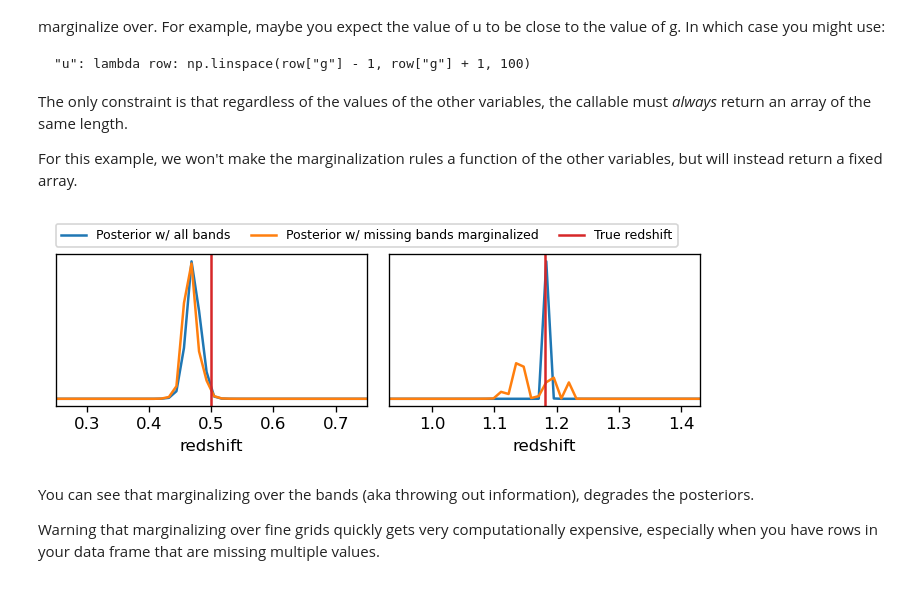
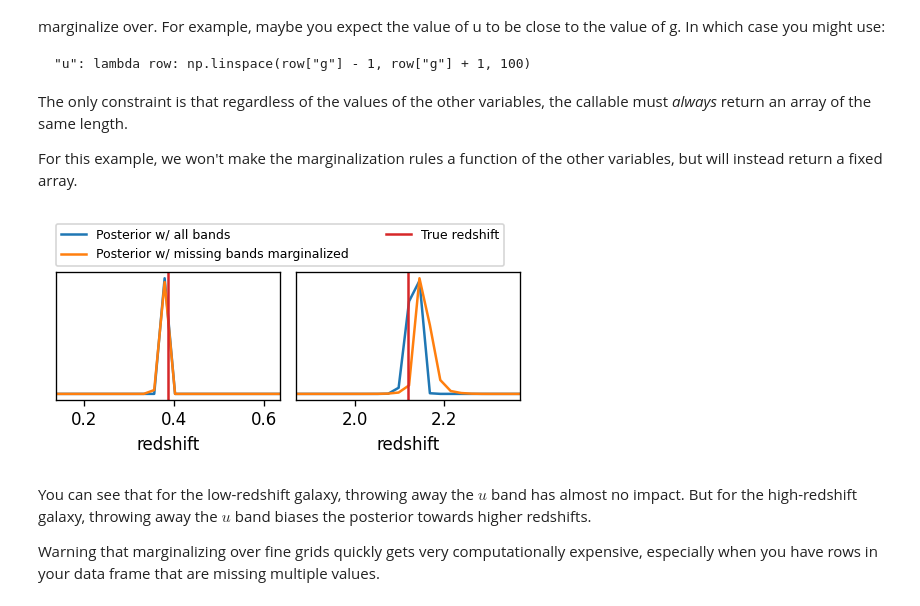
Before and after one commit to jfcrenshaw/pzflow, a Jupyter notebook: docs/tutorials/marginalization.ipynb, the cells around one changed output. Cells and saved outputs as stored; diff of their text form; code cells hidden in the pictures.

```diff
--- a/docs/tutorials/marginalization.ipynb
+++ b/docs/tutorials/marginalization.ipynb
@@ -33,10 +33,10 @@ samples
 # %% [markdown]
 Remember that we can calculate posteriors for the data in samples. For example, let's plot redshift posteriors:
 # %%
-grid = np.linspace(0.25, 1.45, 100)
+grid = jnp.linspace(0.1, 2.4, 100)
 pdfs = flow.posterior(samples, column="redshift", grid=grid)
 # %%
-fig, axes = plt.subplots(1, 2, figsize=(5.5, 2), dpi=120, constrained_layout=True)
+fig, axes = plt.subplots(1, 2, figsize=(4, 2), dpi=120, constrained_layout=True)
 
 for i, ax in enumerate(axes.flatten()):
 
@@ -51,7 +51,7 @@ for i, ax in enumerate(axes.flatten()):
     )
 
 axes[0].legend(
-    bbox_to_anchor=(0.55, 1.05, 1, 0.2),
+    bbox_to_anchor=(0.25, 1.05, 1.5, 0.2),
     loc="lower left",
     mode="expand",
     borderaxespad=0,
@@ -95,40 +95,40 @@ For this example, we won't make the marginalization rules a function of the othe
 # %%
 marg_rules = {
     "flag": 99, # tells the posterior method that 99 means missing value
-    "u": lambda row: np.linspace(26, 28, 40), # the array of u values to marginalize over
-    "y": lambda row: np.linspace(24, 26, 40), # the array of y values to marginalize over
+    "u": lambda row: jnp.linspace(27, 29, 40), # the array of u values to marginalize over
+    "y": lambda row: jnp.linspace(25, 27, 40), # the array of y values to marginalize over
 }
 
 pdfs2 = flow.posterior(samples2, column="redshift", grid=grid, marg_rules=marg_rules)
 # %%
-fig, axes = plt.subplots(1, 2, figsize=(5.5, 2), dpi=120, constrained_layout=True)
+fig, axes = plt.subplots(1, 2, figsize=(4, 2), dpi=120, constrained_layout=True)
 
 for i, ax in enumerate(axes.flatten()):
 
     ax.plot(grid, pdfs[i], label="Posterior w/ all bands")
     ax.plot(grid, pdfs2[i], label="Posterior w/ missing bands marginalized")
 
     ztrue = samples["redshift"][i]
     ax.axvline(ztrue, c="C3", label="True redshift")
     ax.set(
         xlabel="redshift",
         xlim=(ztrue - 0.25, ztrue + 0.25),
         yticks=[]
     )
 
 axes[0].legend(
     bbox_to_anchor=(0, 1.05, 2, 0.2),
     loc="lower left",
     mode="expand",
     borderaxespad=0,
-    ncol=3,
+    ncol=2,
     fontsize=7.5,
 )
 
 plt.show()
 # %% [output]
-[figure, old version]
+[figure, new version]
 # %% [markdown]
-You can see that marginalizing over the bands (aka throwing out information), degrades the posteriors.
+You can see that for the low-redshift galaxy, throwing away the $u$ band has almost no impact. But for the high-redshift galaxy, throwing away the $u$ band biases the posterior towards higher redshifts.
 
 Warning that marginalizing over fine grids quickly gets very computationally expensive, especially when you have rows in your data frame that are missing multiple values.
```
Also changed, not shown: parts of 5 cells of this notebook, 3 other files.
